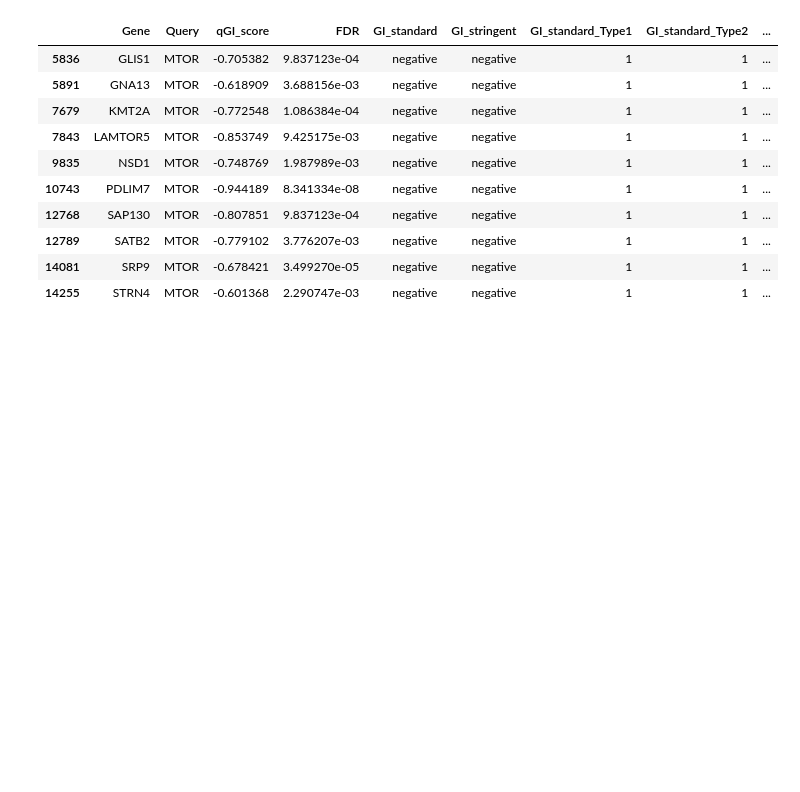
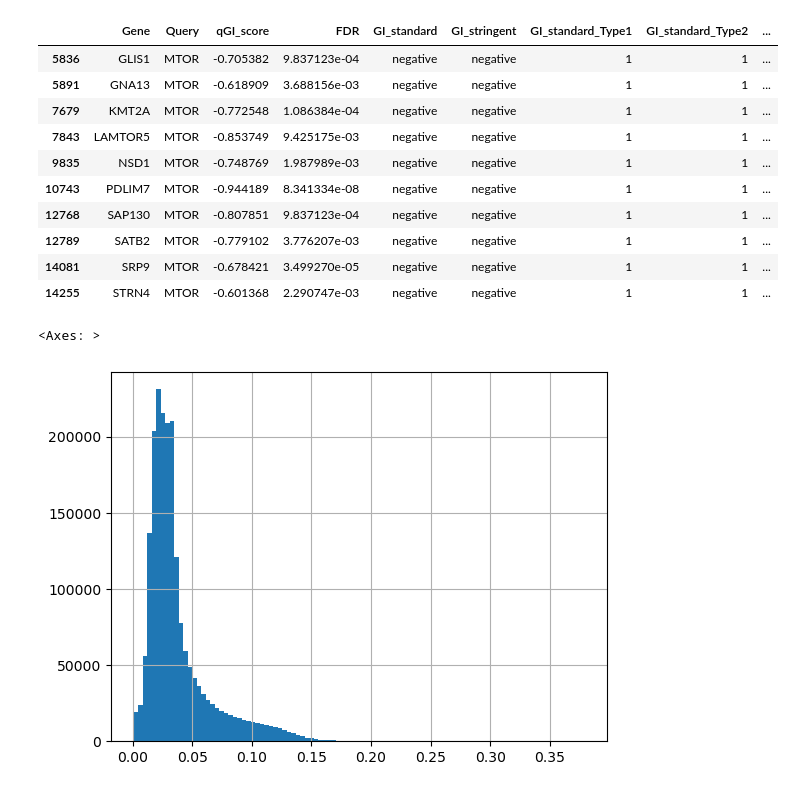
Before and after one commit to Karashan/DeepSLP, a Jupyter notebook: notebooks/heldout_stats.ipynb, the cells around one changed output. Drawn from its saved outputs; the diff is of its cells as text; code cells hidden in the pictures; blank space fills up the shorter version.

Commit message:
Update heldout stats

```diff
--- a/notebooks/heldout_stats.ipynb
+++ b/notebooks/heldout_stats.ipynb
@@ -194,3 +194,13 @@ df_ens_pred_MTOR[df_ens_pred_MTOR['GI_stringent_Type2']==1]
 | 12789 | SATB2 | MTOR | -0.779102 | 3.776207e-03 | negative | negative | 1 | 1 | ... |
 | 14081 | SRP9 | MTOR | -0.678421 | 3.499270e-05 | negative | negative | 1 | 1 | ... |
 | 14255 | STRN4 | MTOR | -0.601368 | 2.290747e-03 | negative | negative | 1 | 1 | ... |
+# %%
+# Check the gold version
+heldout_direc = "~/DeepSLP/outputs/external_val/external_val_old_models/"
+# %%
+df_ens_pred = pd.read_csv(heldout_direc + "ensemble_predictions.tsv", sep='\t')
+# %%
+df_ens_pred['predict_proba'].hist(bins=100)
+# %% [output]
+<Axes: >
+[figure, added]
```
Also changed, not shown: parts of 4 cells of this notebook.
